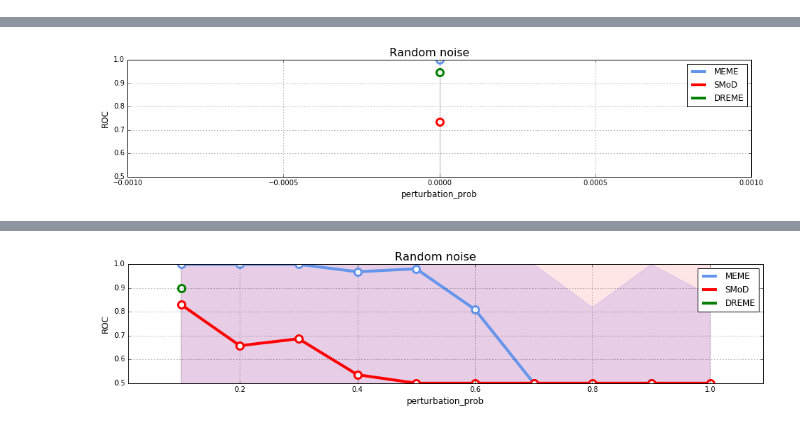
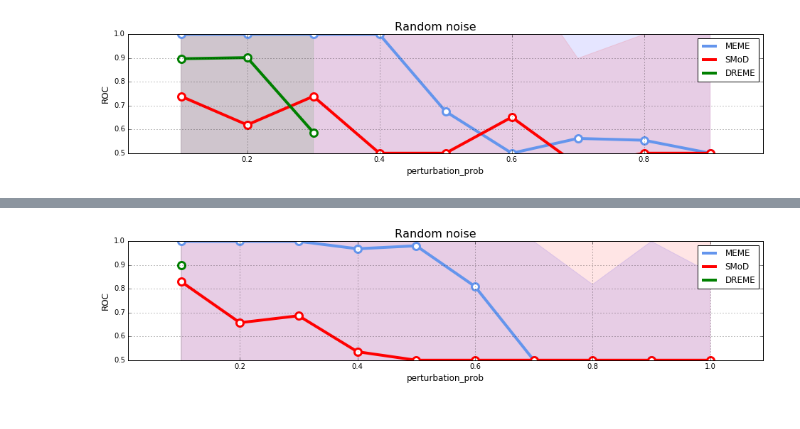
Before and after one commit to fabriziocosta/pyMotif, a Jupyter notebook: Experiment_noise.ipynb, the cells around one changed output, grey strips where cells are left out. Saved outputs shown, nothing was run; the diff lists cells and outputs as text; code cells hidden in the pictures.

```diff
--- a/Experiment_noise.ipynb
+++ b/Experiment_noise.ipynb
@@ -304,7 +409,7 @@ smod_setting = {0.1:{'min_freq': 0.13491198219434947,     # ROC= 0.73
 %%time
 
 def make_results(n_rep=1):
-    for param in [x/float(10) for x in range(1)]:
+    for param in [x/float(10) for x in range(1,10)]:
         if param in smod_setting.keys():
             setting = smod_setting[param]
         else:
@@ -317,30 +422,31 @@ def make_results(n_rep=1):
                                    n_motives=4,
                                    sequence_length=300,
                                    n_sequences=500,
                                    perturbation_prob=param,
                                    complexity=5,
                                    n_clusters=10,
                                    min_subarray_size=8,
                                    max_subarray_size=12,
                                    p_value=setting['p_value'],
                                    similarity_threshold=setting['similarity_th'],
                                    min_score=setting['min_score'],
                                    min_freq=setting['min_freq'],
                                    min_cluster_size=setting['min_cluster_size'],
                                    regex_th=setting['regex_th'],
                                    sample_size=200,
                                    freq_threshold=setting['freq_th'],
                                    std_th=setting['std_th'])
 
             results['meme'].append(tool_result['meme'])
             results['smod'].append(tool_result['smod'])
             results['dreme'].append(tool_result['dreme'])
         for tool in ['meme', 'smod', 'dreme']:
             R = [r for r in results[tool] if r]
             avg = np.mean(R)
             results[tool] = avg
         yield param, results['meme'], results['smod'], results['dreme']
 
 data = [(param, val_m, val_s, val_d) for param, val_m, val_s, val_d in make_results()]
 plot_results(data, title='Random noise', xlabel='perturbation_prob', ylabel='ROC')
 # %% [output]
+[figure, new version]
@@ -350 +454,0 @@ left=0.0, right=0.0
-[figure, old version]
```
Also changed, not shown: parts of 8 cells of this notebook.
